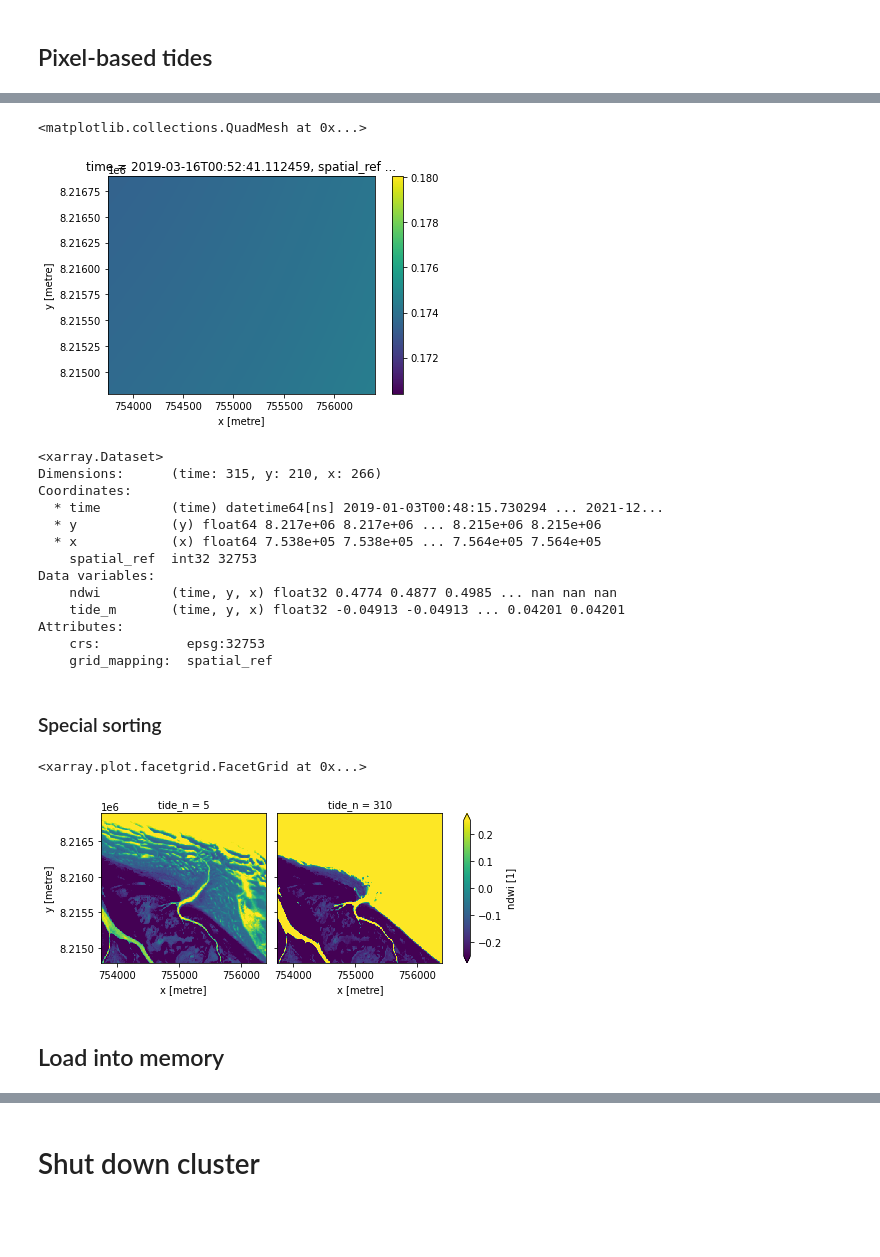
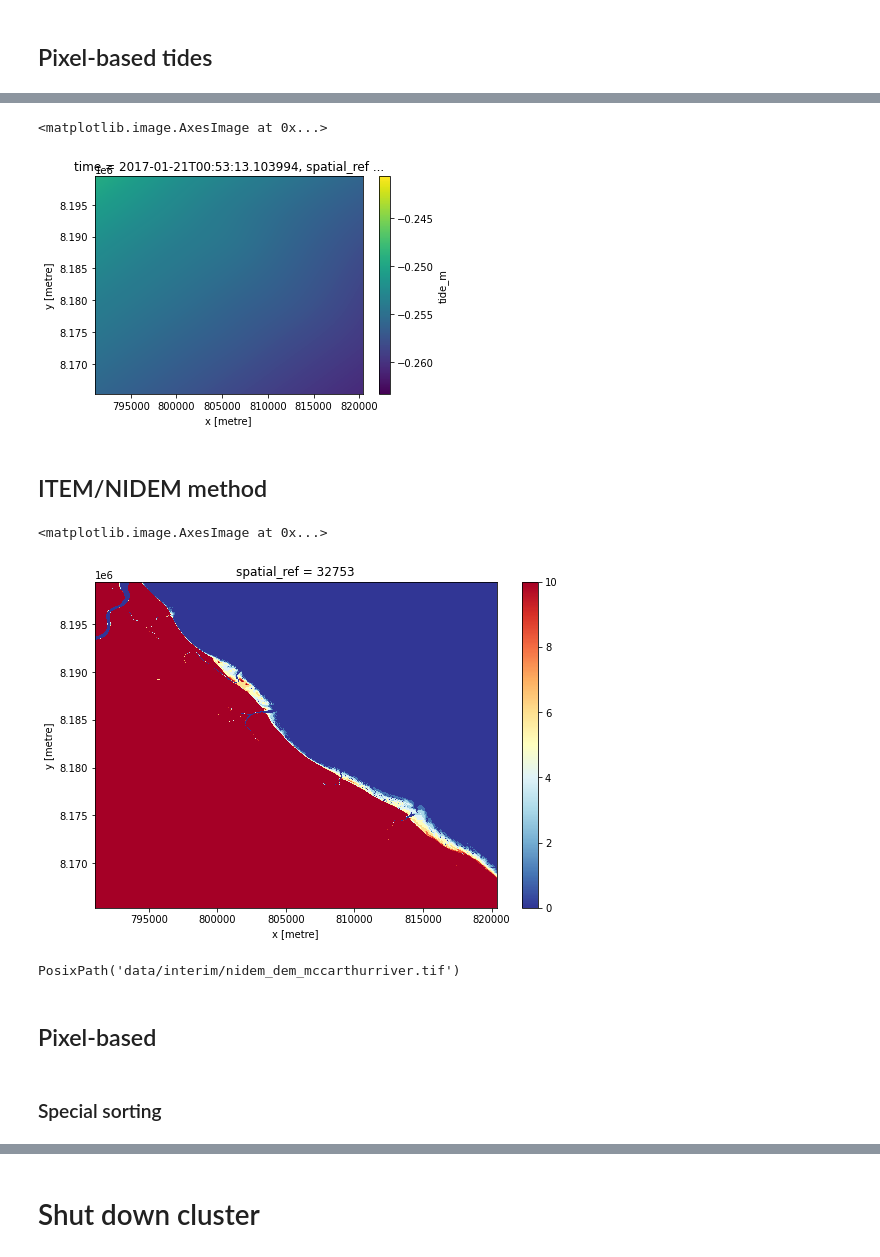
Before and after one commit to GeoscienceAustralia/dea-intertidal, a Jupyter notebook: notebooks/Virtual_product_pixel.ipynb, the cells around one changed output, grey strips where cells are left out. Drawn from its saved outputs; the diff is of its cells as text; code cells hidden in the pictures; blank space fills up the shorter version.

Commit message:
NIDEM with confidence outputs for NT

```diff
--- a/notebooks/Virtual_product_pixel.ipynb
+++ b/notebooks/Virtual_product_pixel.ipynb
@@ -214,23 +220,5 @@ gpd.GeoSeries(ds.odc.geobox.footprint(crs='EPSG:32753').geom).plot(ax=plt.gca(),
 # %%
-ds['tide_m'].isel(time=20).plot(vmin=timestep.min(), vmax=timestep.max())
+ds['tide_m'].isel(time=1).plot.imshow(vmin=timestep.min(), vmax=timestep.max())
 # %% [output]
-<matplotlib.collections.QuadMesh at 0x...>
+<matplotlib.image.AxesImage at 0x...>
-[figure, old version]
+[figure, new version]
-# %%
-ds.load()
-# %% [output]
-<xarray.Dataset>
-Dimensions:      (time: 315, y: 210, x: 266)
-Coordinates:
-  * time         (time) datetime64[ns] 2019-01-03T00:48:15.730294 ... 2021-12...
-  * y            (y) float64 8.217e+06 8.217e+06 ... 8.215e+06 8.215e+06
-  * x            (x) float64 7.538e+05 7.538e+05 ... 7.564e+05 7.564e+05
-    spatial_ref  int32 32753
-Data variables:
-    ndwi         (time, y, x) float32 0.4774 0.4877 0.4985 ... nan nan nan
-    tide_m       (time, y, x) float32 -0.04913 -0.04913 ... 0.04201 0.04201
-Attributes:
-    crs:           epsg:32753
-    grid_mapping:  spatial_ref
-# %% [markdown]
-### Special sorting
@@ -256,6 +224,0 @@ def pixel_tide_sort(ds, tide_var="tide_m", ndwi_var="ndwi", tide_dim="tide_n"):
-# %%
-ds = pixel_tide_sort(ds, tide_var='tide_m', ndwi_var='ndwi', tide_dim='tide_n')
-ds.isel(tide_n=[5, -5]).ndwi.plot.imshow(col='tide_n', vmin=-0.25, vmax=0.25)
-# %% [output]
-<xarray.plot.facetgrid.FacetGrid at 0x...>
-[figure, removed]
@@ -283,0 +225,17 @@ ds.isel(tide_n=[5, -5]).ndwi.plot.imshow(col='tide_n', vmin=-0.25, vmax=0.25)
+# %% [markdown]
+## ITEM/NIDEM method
+# %%
+intervals=10
+
+# Add tide height dimension
+ds_item = ds.copy()
+ds_item['tide_height'] = ds_item.tide_m.mean(dim=['x', 'y'])
+ds_item = ds_item.swap_dims({"time": "tide_height"}).drop("time")
+# %%
+# Calculate intertidal extents
+ds_item.persist()
+item_da, ds_intervals, ds_confidence = item(ds_item, tide_dim='tide_height', intervals=intervals)
+item_da.plot.imshow(cmap='RdYlBu_r', size=6)
+# %% [output]
+<matplotlib.image.AxesImage at 0x...>
+[figure, added]
@@ -284,2 +246,15 @@ ds.isel(tide_n=[5, -5]).ndwi.plot.imshow(col='tide_n', vmin=-0.25, vmax=0.25)
+# %%
+# fname = 'testing'
+fname = aoi.lower().replace(" ", "")
+
+# Export as a GeoTIFF
+intertidal_dem_clean.odc.write_cog(
+    fname=f"data/interim/nidem_dem_{fname}.tif", overwrite=True
+)
+ds_confidence.ndwi.odc.write_cog(
+    fname=f"data/interim/nidem_confidence_{fname}.tif", overwrite=True
+)
+# %% [output]
+PosixPath('data/interim/nidem_dem_mccarthurriver.tif')
 # %% [markdown]
-## Load into memory
+## Pixel-based
@@ -287,0 +261,2 @@ ds.isel(tide_n=[5, -5]).ndwi.plot.imshow(col='tide_n', vmin=-0.25, vmax=0.25)
+# %% [markdown]
+### Special sorting
```
Also changed, not shown: parts of 25 cells of this notebook, 3 other files.
